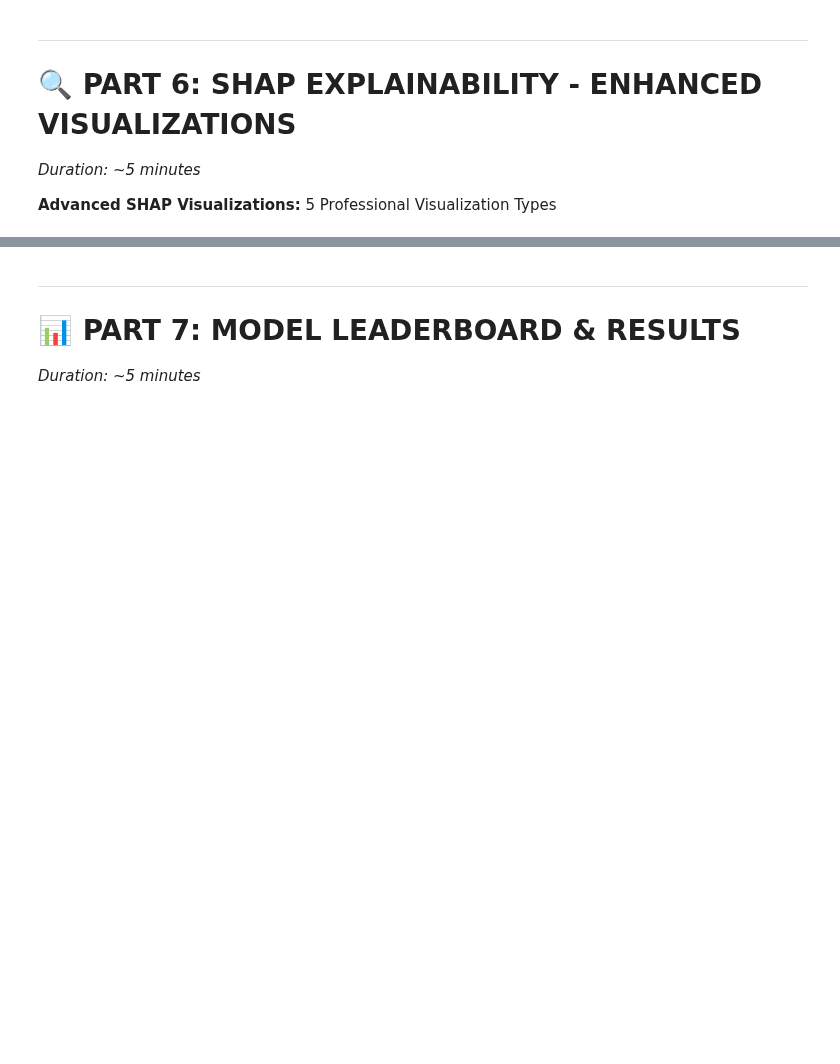
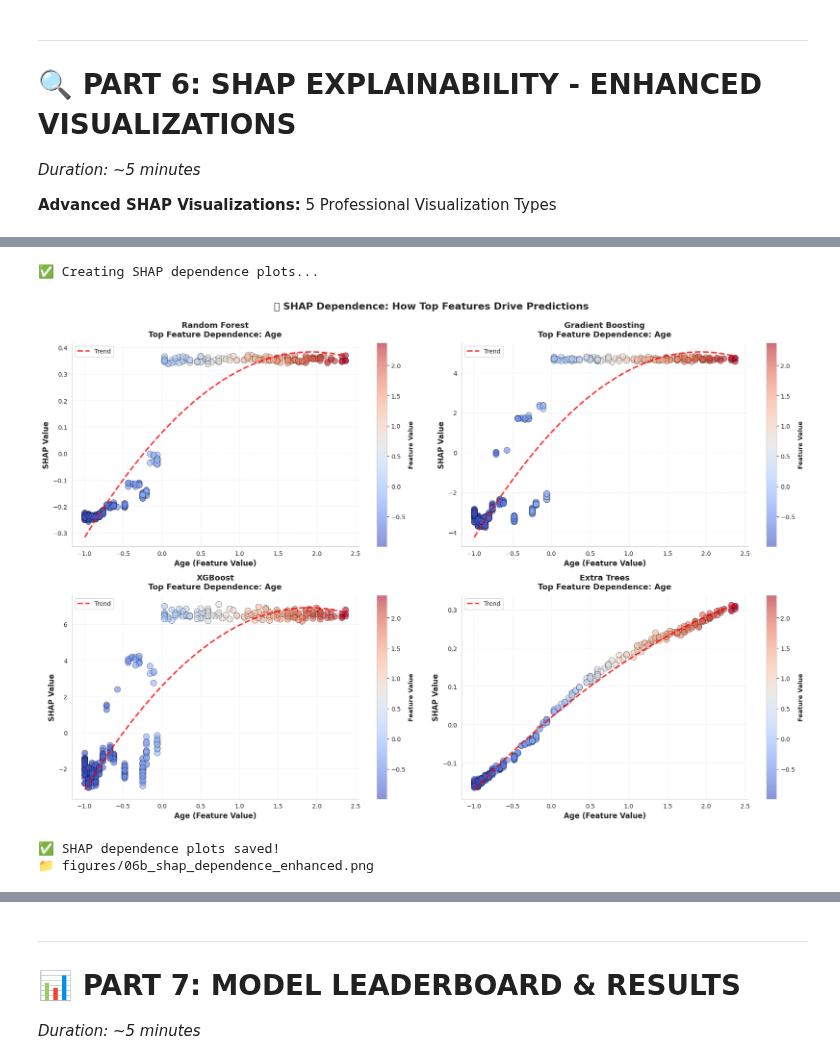
Before and after one commit to NSJayaweera/NCD-Risk_Prediction, a Jupyter notebook: notebooks/00_MASTER_Complete_Pipeline.ipynb, the cells around one changed output, grey strips where cells are left out. Drawn from its saved outputs; the diff is of its cells as text; code cells hidden in the pictures; blank space fills up the shorter version.

```diff
--- a/notebooks/00_MASTER_Complete_Pipeline.ipynb
+++ b/notebooks/00_MASTER_Complete_Pipeline.ipynb
@@ -689,50 +861,72 @@ axes = axes.flatten()
 for idx, (model_name, shap_info) in enumerate(shap_data.items()):
     ax = axes[idx]
 
-    # Get top feature
-    mean_abs_shap = np.abs(shap_info['shap_values']).mean(axis=0)
-    top_feature_idx = np.argmax(mean_abs_shap)
+    current_shap_values_raw = shap_info['shap_values']
+
+    # Determine how to get mean_abs_shap for feature importance and shap_values for plotting
+    if current_shap_values_raw.ndim == 3:
+        # If 3D (samples, features, classes), consider the positive class (index 1)
+        mean_abs_shap_for_importance = np.abs(current_shap_values_raw[:, :, 1]).mean(axis=0)
+        # SHAP values for all features for plotting, focusing on positive class
+        shap_values_for_all_features_plot = current_shap_values_raw[:, :, 1]
+    elif current_shap_values_raw.ndim == 2:
+        # If 2D (samples, features), it's already for a single output/class
+        mean_abs_shap_for_importance = np.abs(current_shap_values_raw).mean(axis=0)
+        # SHAP values for all features for plotting
+        shap_values_for_all_features_plot = current_shap_values_raw
+    else:
+        raise ValueError(f"Unexpected SHAP values dimension for {model_name}: {current_shap_values_raw.ndim}")
+
+    # Get top feature index based on the correctly processed mean absolute SHAP values
+    top_feature_idx = np.argmax(mean_abs_shap_for_importance)
     top_feature_name = X_test_scaled.columns[top_feature_idx]
 
-    # Create scatter plot
+    # Extract feature values for the top feature
     feature_values = X_test_scaled.iloc[:, top_feature_idx].values
-    shap_values = shap_info['shap_values'][:, top_feature_idx]
 
-    scatter = ax.scatter(feature_values, shap_values,
+    # Extract SHAP values for the top feature from the correctly shaped array (now 1D)
+    shap_values_for_top_feature_plot = shap_values_for_all_features_plot[:, top_feature_idx]
+
+    scatter = ax.scatter(feature_values, shap_values_for_top_feature_plot,
                         c=feature_values, cmap='coolwarm',
                         s=100, alpha=0.6, edgecolor='black', linewidth=0.5)
 
     # Add trend line
-    z = np.polyfit(feature_values, shap_values, 2)
+    z = np.polyfit(feature_values, shap_values_for_top_feature_plot, 2)
     p = np.poly1d(z)
     x_line = np.linspace(feature_values.min(), feature_values.max(), 100)
     ax.plot(x_line, p(x_line), 'r--', linewidth=2.5, alpha=0.8, label='Trend')
 
     # Styling
     ax.set_xlabel(f'{top_feature_name} (Feature Value)', fontsize=12, fontweight='bold')
     ax.set_ylabel('SHAP Value', fontsize=12, fontweight='bold')
     ax.set_title(f'{model_name}\nTop Feature Dependence: {top_feature_name}',
                 fontsize=13, fontweight='bold', pad=10)
     ax.grid(True, alpha=0.3, linestyle='--', linewidth=0.8)
     ax.set_axisbelow(True)
 
     # Add colorbar
     cbar = plt.colorbar(scatter, ax=ax)
     cbar.set_label('Feature Value', fontsize=10, fontweight='bold')
 
     # Style improvements
     ax.spines['top'].set_visible(False)
     ax.spines['right'].set_visible(False)
     ax.legend(fontsize=10, loc='best')
 
 plt.suptitle('📈 SHAP Dependence: How Top Features Drive Predictions',
              fontsize=16, fontweight='bold', y=0.995)
 plt.tight_layout()
 plt.savefig('figures/06b_shap_dependence_enhanced.png', dpi=300, bbox_inches='tight', facecolor='white')
 plt.show()
 
 print('✅ SHAP dependence plots saved!')
 print('📁 figures/06b_shap_dependence_enhanced.png')
+# %% [output]
+✅ Creating SHAP dependence plots...
+[figure, added]
+✅ SHAP dependence plots saved!
+📁 figures/06b_shap_dependence_enhanced.png
 # %%
 # ============================================================================
 # SECTION 6.3C: FEATURE IMPORTANCE COMPARISON - ALL MODELS
```
Also changed, not shown: parts of 23 cells of this notebook.
